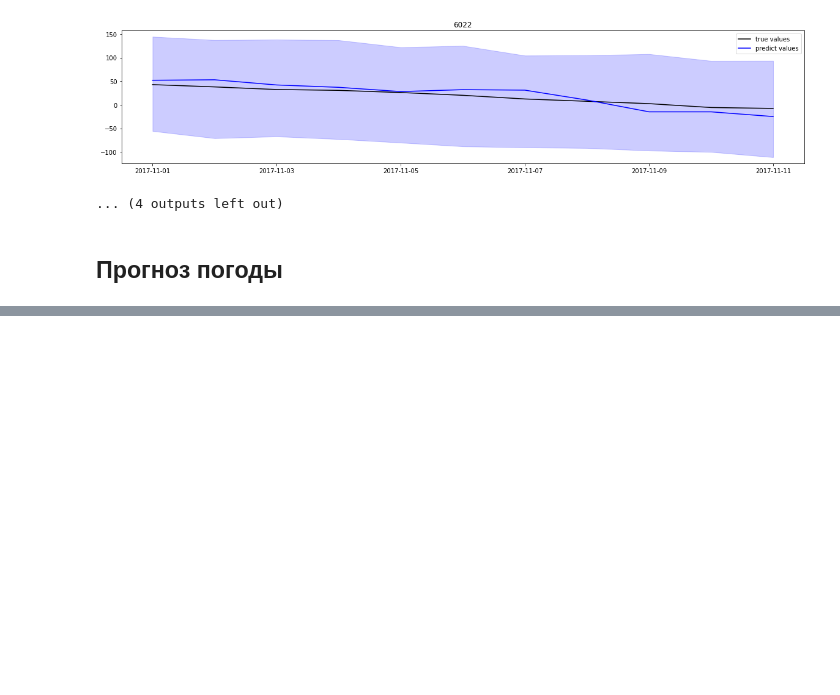
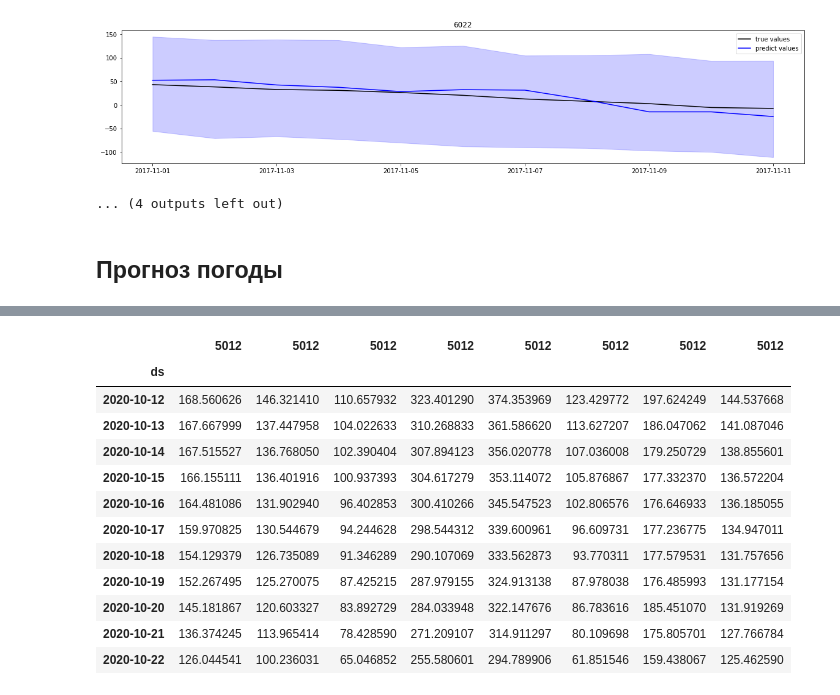
Before and after one commit to kclosu/no_flood_with_ai, a Jupyter notebook: no_floods_with_ai.ipynb, the cells around one changed output, grey strips where cells are left out. Drawn from its saved outputs; the diff is of its cells as text; code cells hidden in the pictures; blank space fills up the shorter version.

Commit message:
forecast with GFS components

```diff
--- a/no_floods_with_ai.ipynb
+++ b/no_floods_with_ai.ipynb
@@ -318,0 +343,54 @@ weather_frcst = get_weather_forecast(datetime.utcnow() + timedelta(days=1))
+# %%
+def predict(weather_frcst):
+  predictions = []
+  for identifier in targets:
+    point = weather_frcst.sel(lat=posts.loc[identifier].lat,
+                              lon=posts.loc[identifier].lon,
+                              method='nearest'
+                              )
+    future = point.to_dataframe().reset_index()
+    future = future.rename({i: "ds" for i in future.columns if i.startswith("time")}, axis=1)
+    future = future.rename({
+        'Temperature_surface': 'temperature_ground',
+        'Temperature_isobaric': 'temperature_air',
+        'Precipitation_rate_surface': 'precipitation_amount'
+        }, axis=1)
+
+    future = future.set_index('ds').resample('D')\
+      .agg({
+        'precipitation_amount': 'sum',
+        'temperature_air': 'mean', 'temperature_ground': 'mean'
+    })
+
+    future = future.reset_index()
+    future['temperature_air'] = future.temperature_air - 273.15
+    future['temperature_ground'] = future.temperature_ground - 273.15
+
+    future['spring'] = future['ds'].apply(is_spring)
+    future['summer'] = future['ds'].apply(is_summer)
+
+    with open(f'./models/{int(identifier)}.pkl', 'rb') as f:
+      forecaster = pickle.load(f)
+      forecast = forecaster.predict(future)
+      sf = forecast.set_index('ds').yhat.rename('5012')
+      predictions.append(sf)
+
+  return predictions
+# %%
+predictions = predict(fds)
+# %%
+pd.DataFrame(predictions).T
+# %% [output]
+|  | 5012 | 5012 | 5012 | 5012 | 5012 | 5012 | 5012 | 5012 |
+| ds |  |  |  |  |  |  |  |  |
+| 2020-10-12 | 168.560626 | 146.321410 | 110.657932 | 323.401290 | 374.353969 | 123.429772 | 197.624249 | 144.537668 |
+| 2020-10-13 | 167.667999 | 137.447958 | 104.022633 | 310.268833 | 361.586620 | 113.627207 | 186.047062 | 141.087046 |
+| 2020-10-14 | 167.515527 | 136.768050 | 102.390404 | 307.894123 | 356.020778 | 107.036008 | 179.250729 | 138.855601 |
+| 2020-10-15 | 166.155111 | 136.401916 | 100.937393 | 304.617279 | 353.114072 | 105.876867 | 177.332370 | 136.572204 |
+| 2020-10-16 | 164.481086 | 131.902940 | 96.402853 | 300.410266 | 345.547523 | 102.806576 | 176.646933 | 136.185055 |
+| 2020-10-17 | 159.970825 | 130.544679 | 94.244628 | 298.544312 | 339.600961 | 96.609731 | 177.236775 | 134.947011 |
+| 2020-10-18 | 154.129379 | 126.735089 | 91.346289 | 290.107069 | 333.562873 | 93.770311 | 177.579531 | 131.757656 |
+| 2020-10-19 | 152.267495 | 125.270075 | 87.425215 | 287.979155 | 324.913138 | 87.978038 | 176.485993 | 131.177154 |
+| 2020-10-20 | 145.181867 | 120.603327 | 83.892729 | 284.033948 | 322.147676 | 86.783616 | 185.451070 | 131.919269 |
+| 2020-10-21 | 136.374245 | 113.965414 | 78.428590 | 271.209107 | 314.911297 | 80.109698 | 175.805701 | 127.766784 |
+| 2020-10-22 | 126.044541 | 100.236031 | 65.046852 | 255.580601 | 294.789906 | 61.851546 | 159.438067 | 125.462590 |
```
Also changed, not shown: parts of 4 cells of this notebook, 1 other file.
